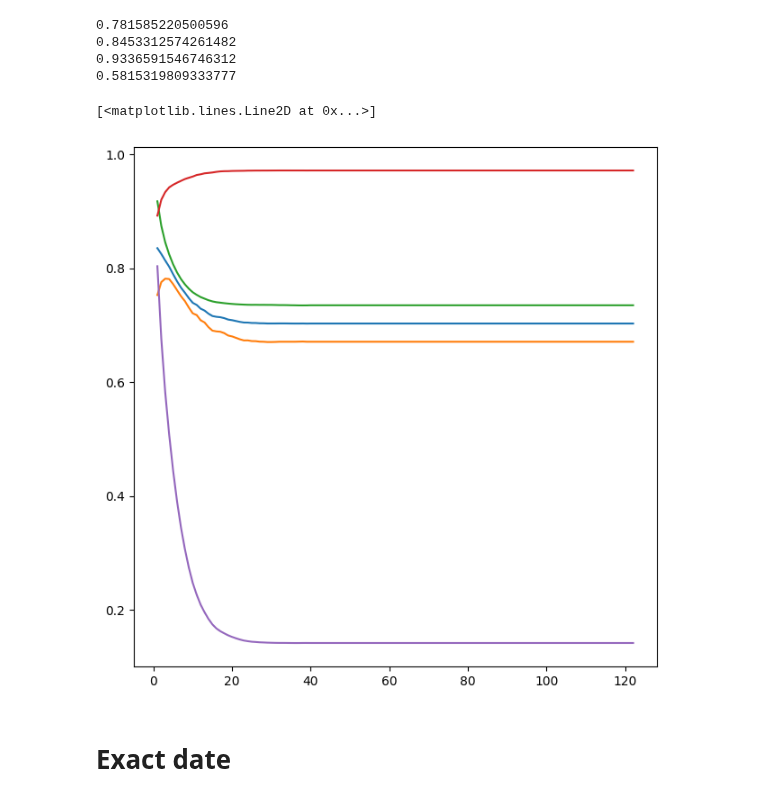
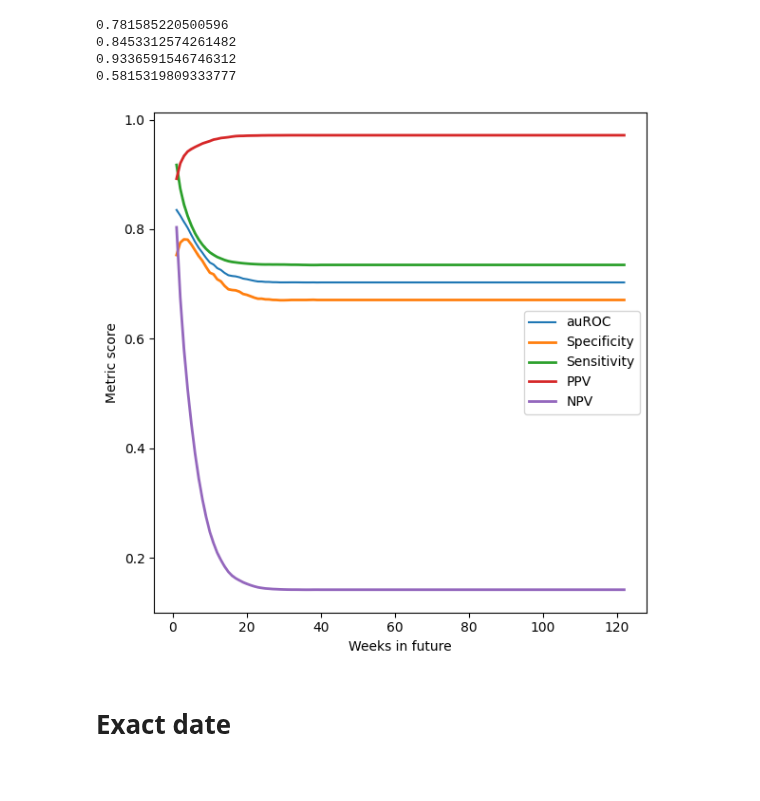
Before and after one commit to RachelMurray-Watson/COVID_forecasting, a Jupyter notebook: Naive_classifier.ipynb, the cells around one changed output. Saved outputs shown, nothing was run; the diff lists cells and outputs as text; code cells hidden in the pictures.

Commit message:
Graphs for naive classifier with exact and  period predictions

```diff
--- a/Naive_classifier.ipynb
+++ b/Naive_classifier.ipynb
@@ -388,15 +403,19 @@ for prediction_week in weeks_to_predict:
     ppv_by_week.append(ppv)
     npv_by_week.append(npv)
 # %%
-fig, axs = plt.subplots(figsize=(7.5, 7.5), facecolor='w', edgecolor='k', sharex='all', sharey='all')
+fig, axs = plt.subplots(figsize=(6, 6), facecolor='w', edgecolor='k', sharex='all', sharey='all')
 axs.plot(weeks_to_predict, ROC_by_week, label = 'auROC')
-axs.plot(weeks_to_predict, specificity_by_week, label = 'Specificity')
-axs.plot(weeks_to_predict, sensitivity_by_week, label = 'Sensitivity')
-axs.plot(weeks_to_predict, ppv_by_week, label = 'PPV')
-axs.plot(weeks_to_predict, npv_by_week, label = 'NPV')
+axs.plot(weeks_to_predict, specificity_by_week, label = 'Specificity', linewidth=2)
+axs.plot(weeks_to_predict, sensitivity_by_week, label = 'Sensitivity', linewidth=2)
+axs.plot(weeks_to_predict, ppv_by_week, label = 'PPV', linewidth=2)
+axs.plot(weeks_to_predict, npv_by_week, label = 'NPV', linewidth=2)
+axs.legend()
+axs.set_xlabel("Weeks in future")
+axs.set_ylabel("Metric score")
+plt.tight_layout()
+#plt.savefig('Graphs/Naive_classifier_predict_each_week_period_model.png', dpi = 300)
 # %% [output]
-[<matplotlib.lines.Line2D at 0x...>]
-[figure, old version]
+[figure, new version]
 # %% [markdown]
 # Exact date
 # %%
```
Also changed, not shown: parts of 6 cells of this notebook, 3 other files.
